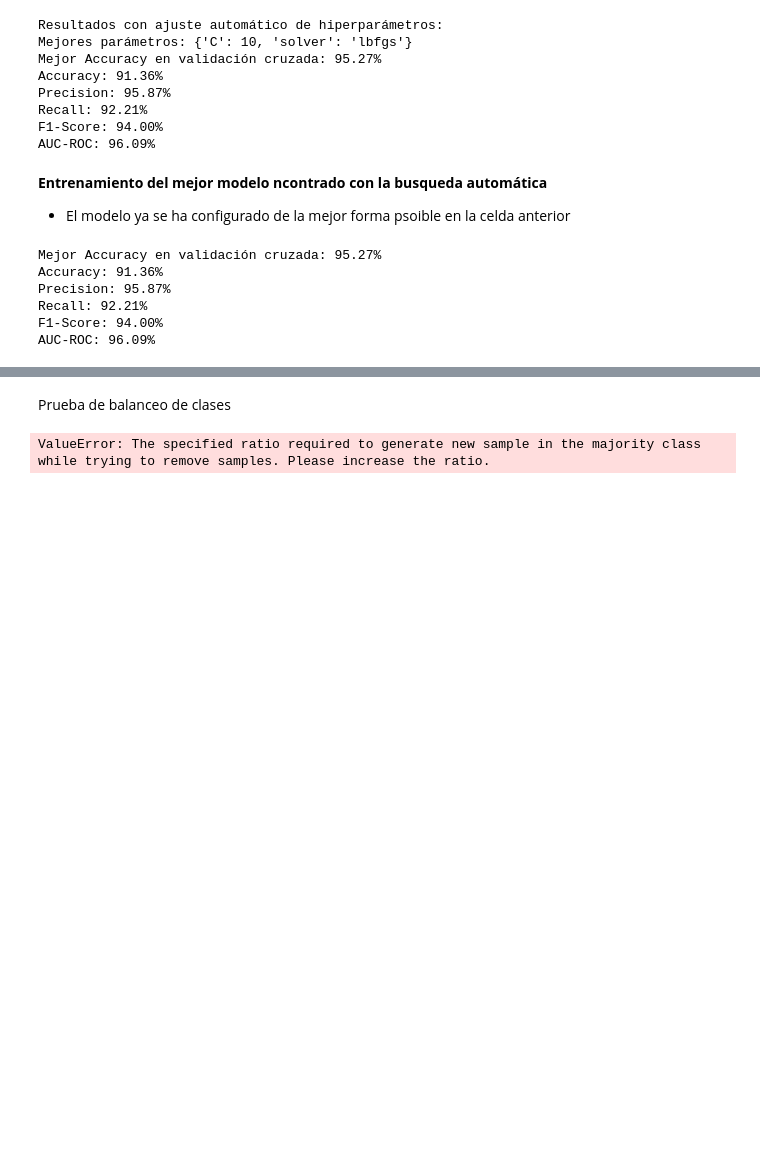
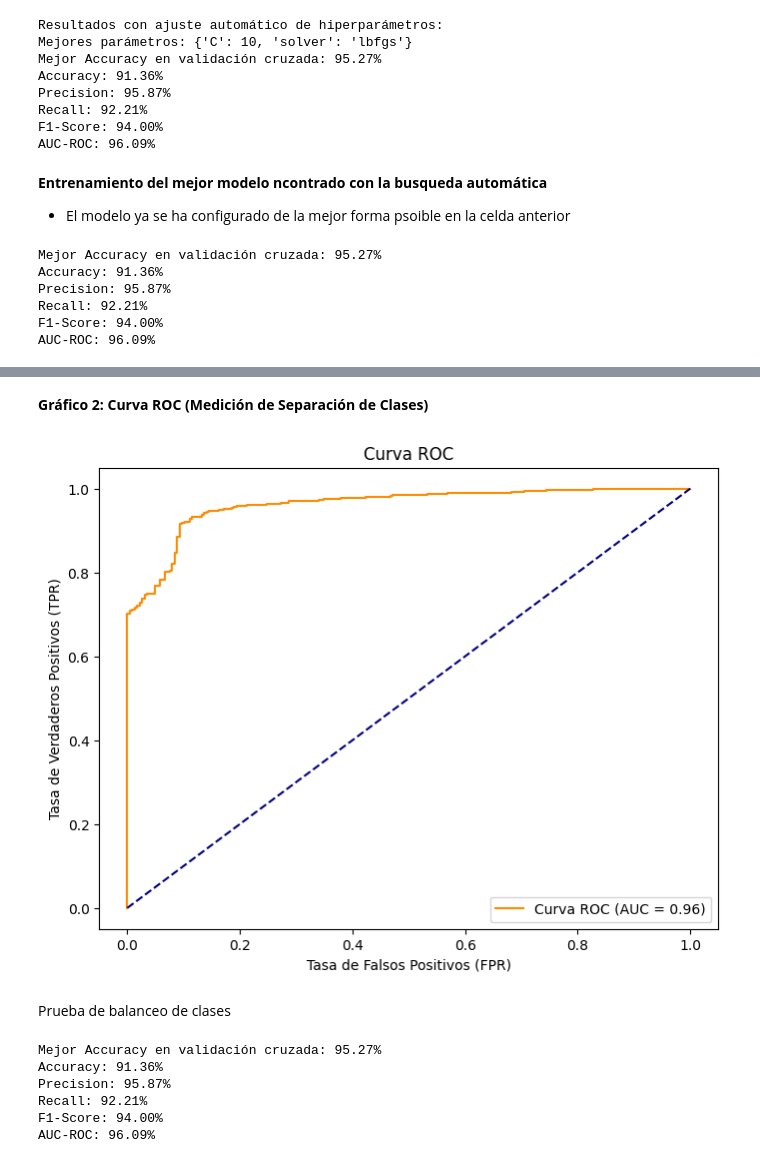
Before and after one commit to OmarDekGil/Proyecto_ML, a Jupyter notebook: Dataset_Logistico_Binario.ipynb, the cells around one changed output, grey strips where cells are left out. Drawn from its saved outputs; the diff is of its cells as text; code cells hidden in the pictures; blank space fills up the shorter version.

```diff
--- a/Dataset_Logistico_Binario.ipynb
+++ b/Dataset_Logistico_Binario.ipynb
@@ -342,13 +369,31 @@ AUC-ROC: 96.09%
+# %% [markdown]
+**Gráfico 2: Curva ROC (Medición de Separación de Clases)**
+# %%
+from sklearn.metrics import roc_curve, roc_auc_score
+
+# Predecir probabilidades para la clase positiva
+y_prob = best_model.predict_proba(X_test)[:, 1]
+
+# Calcular la curva ROC
+fpr, tpr, thresholds = roc_curve(y_test, y_prob)
+roc_auc = roc_auc_score(y_test, y_prob)
+
+# Graficar la curva ROC
+plt.figure(figsize=(8, 6))
+plt.plot(fpr, tpr, label=f'Curva ROC (AUC = {roc_auc:.2f})', color='darkorange')
+plt.plot([0, 1], [0, 1], color='navy', linestyle='--')
+plt.xlabel('Tasa de Falsos Positivos (FPR)')
+plt.ylabel('Tasa de Verdaderos Positivos (TPR)')
+plt.title('Curva ROC')
+plt.legend(loc="lower right")
+plt.show()
+# %% [output]
+[figure, added]
 # %% [markdown]
 Prueba de balanceo de clases
 # %%
-from imblearn.under_sampling import RandomUnderSampler
+""""from imblearn.under_sampling import RandomUnderSampler
 
-undersample = RandomUnderSampler(sampling_strategy=0.5, random_state=42)  # Reducir clase mayoritaria
-X_train_bal, y_train_bal = undersample.fit_resample(X_train, y_train)
-
-# Entrenar el mejor modelo con los datos balanceados
-best_model.fit(X_train_bal, y_train_bal)
 
 # Realizar predicciones finales con el mejor modelo y el mejor balanceo
 y_pred_final = best_model.predict(X_test)
@@ -367,6 +412,11 @@ print(f"Accuracy: {accuracy_score(y_test, y_pred_best) * 100:.2f}%")
 print(f"Precision: {precision_score(y_test, y_pred_best) * 100:.2f}%")
 print(f"Recall: {recall_score(y_test, y_pred_best) * 100:.2f}%")
 print(f"F1-Score: {f1_score(y_test, y_pred_best) * 100:.2f}%")
-print(f"AUC-ROC: {roc_auc_score(y_test, best_model.predict_proba(X_test)[:,1]) * 100:.2f}%")
+print(f"AUC-ROC: {roc_auc_score(y_test, best_model.predict_proba(X_test)[:,1]) * 100:.2f}%")""""
 # %% [output]
-ValueError: The specified ratio required to generate new sample in the majority class while trying to remove samples. Please increase the ratio.
+Mejor Accuracy en validación cruzada: 95.27%
+Accuracy: 91.36%
+Precision: 95.87%
+Recall: 92.21%
+F1-Score: 94.00%
+AUC-ROC: 96.09%
```
Also changed, not shown: parts of 4 cells of this notebook.
